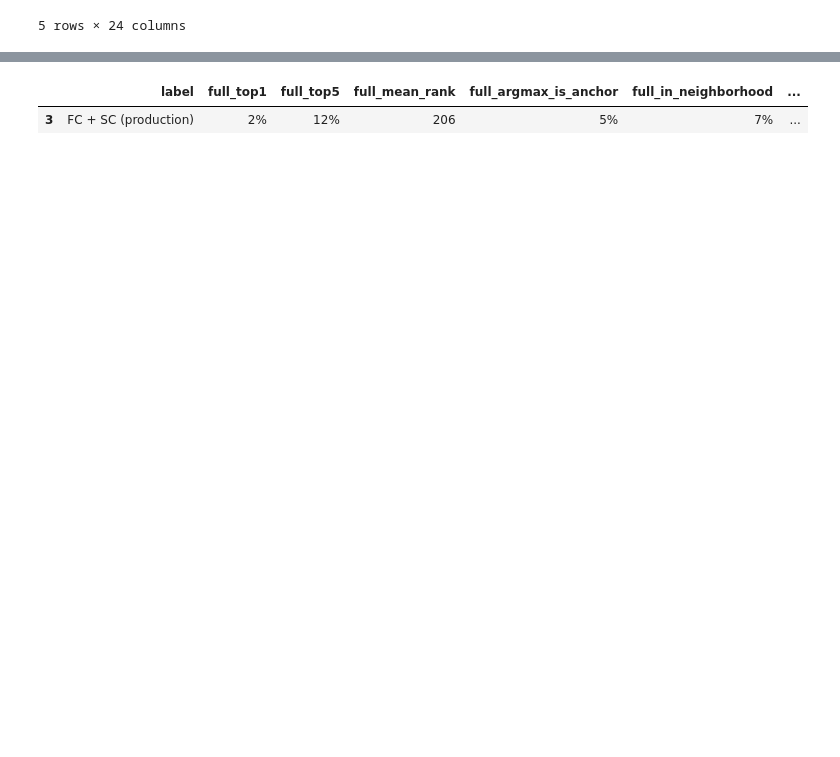
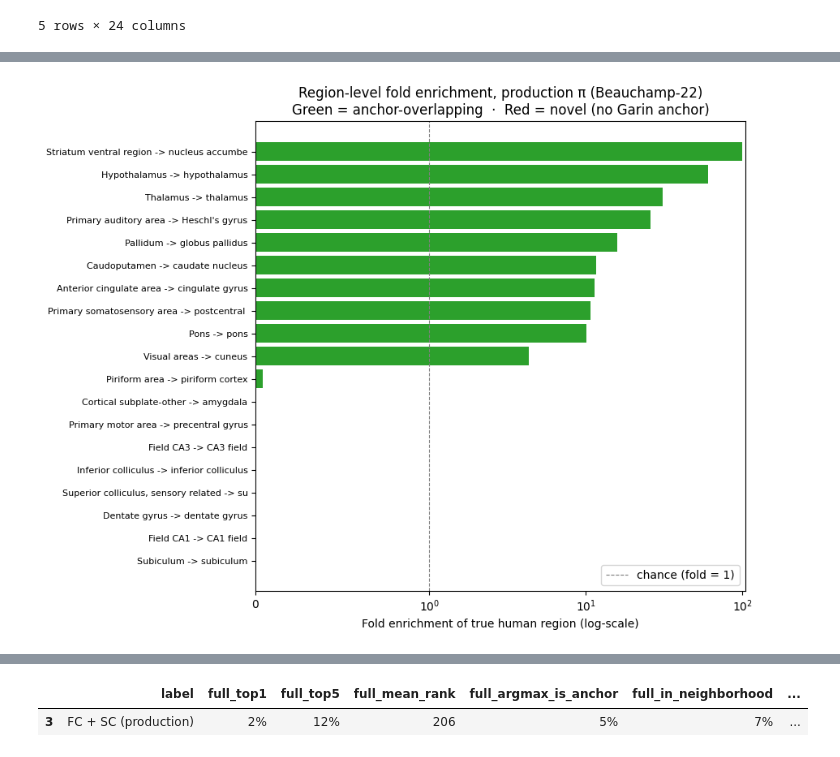
Before and after one commit to peach-lucien/otter, a Jupyter notebook: notebooks/02_explore_results.ipynb, the cells around one changed output, grey strips where cells are left out. Saved outputs shown, nothing was run; the diff lists cells and outputs as text; code cells hidden in the pictures; blank space fills up the shorter version.

```diff
--- a/notebooks/02_explore_results.ipynb
+++ b/notebooks/02_explore_results.ipynb
@@ -42,0 +151,18 @@ wide_df.head()
+# %%
+import matplotlib.pyplot as plt
+
+df = df_b22.sort_values('fold(B22)', ascending=True)
+fig, ax = plt.subplots(figsize=(9, 7))
+colors = ['#2ca02c' if x else '#d62728' for x in df['anchor?']]
+ax.barh(range(len(df)), df['fold(B22)'], color=colors)
+ax.set_yticks(range(len(df)))
+ax.set_yticklabels([p[:42] for p in df['pair']], fontsize=8)
+ax.axvline(1.0, color='gray', linestyle='--', linewidth=0.8, label='chance (fold = 1)')
+ax.set_xlabel('Fold enrichment of true human region (log-scale)')
+ax.set_title('Region-level fold enrichment, production π (Beauchamp-22)\nGreen = anchor-overlapping  ·  Red = novel (no Garin anchor)')
+ax.set_xscale('symlog', linthresh=1)
+ax.legend(loc='lower right')
+plt.tight_layout()
+plt.show()
+# %% [output]
+[figure, added]
```
Also changed, not shown: parts of 22 cells of this notebook, 13 other files.
